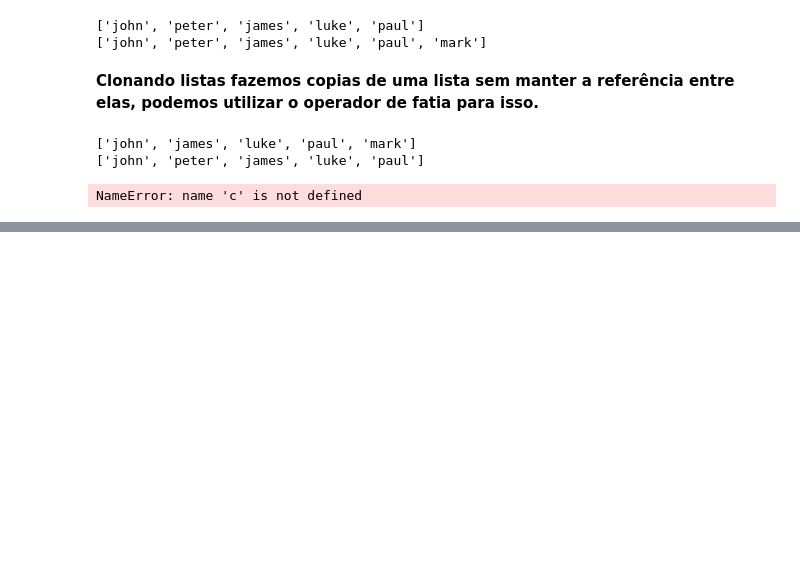
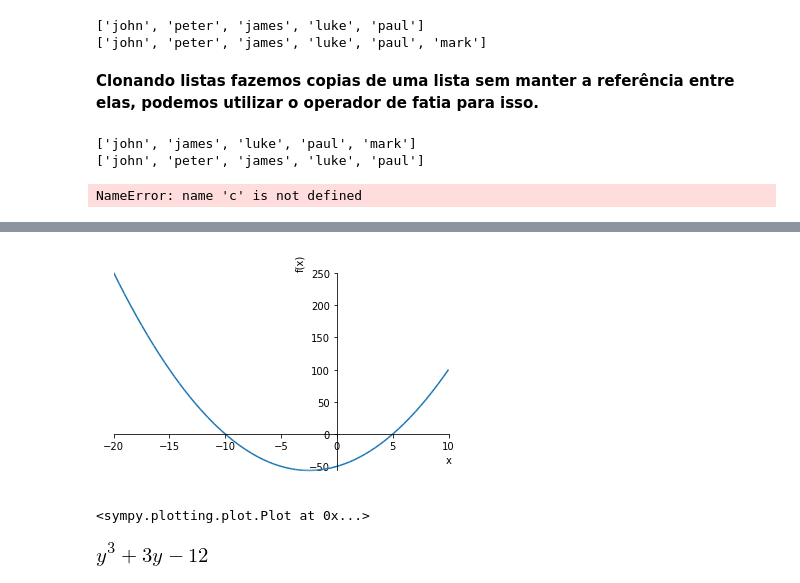
Before and after one commit to IcaroTARique/minicursoPYTHON, a Jupyter notebook: MINITOP de Python.ipynb, the cells around one changed output, grey strips where cells are left out. Saved outputs shown, nothing was run; the diff lists cells and outputs as text; code cells hidden in the pictures; blank space fills up the shorter version.

```diff
--- a/MINITOP de Python.ipynb
+++ b/MINITOP de Python.ipynb
@@ -625,0 +758,9 @@ NameError: name 'c' is not defined
+# %%
+plot(sf(x),(x,-20,10))
+# %% [output]
+[figure, added]
+<sympy.plotting.plot.Plot at 0x...>
+# %%
+sg(y)
+# %% [output]
+[figure, added]
```
Also changed, not shown: parts of 37 cells of this notebook.
